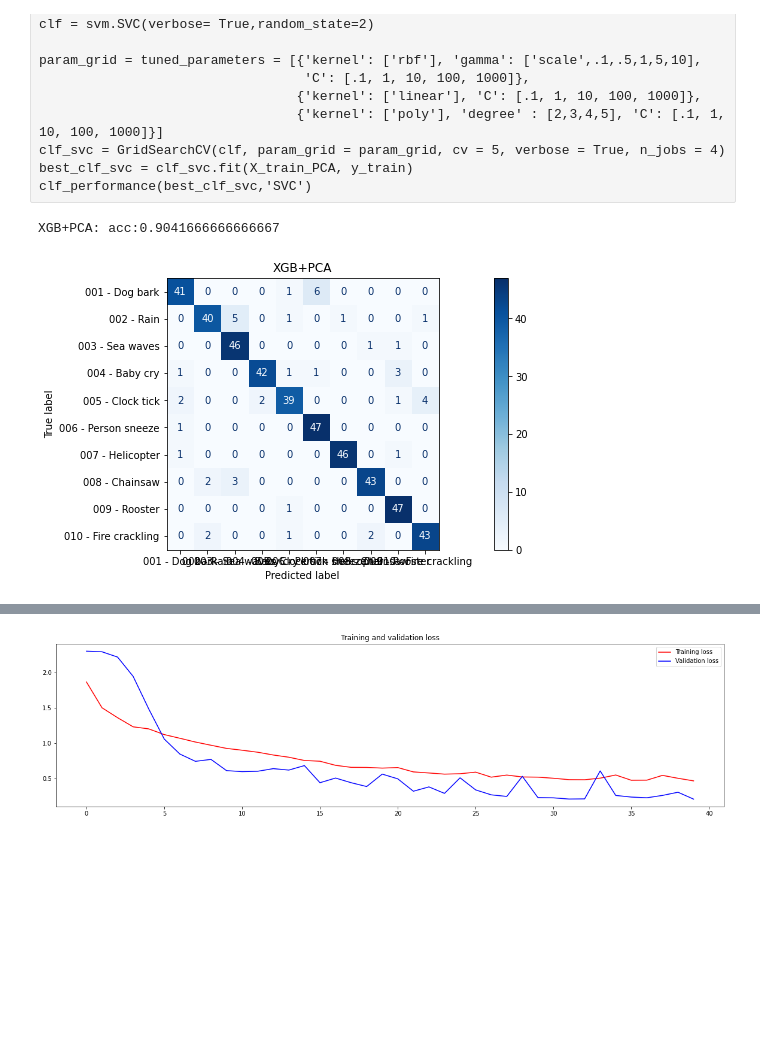
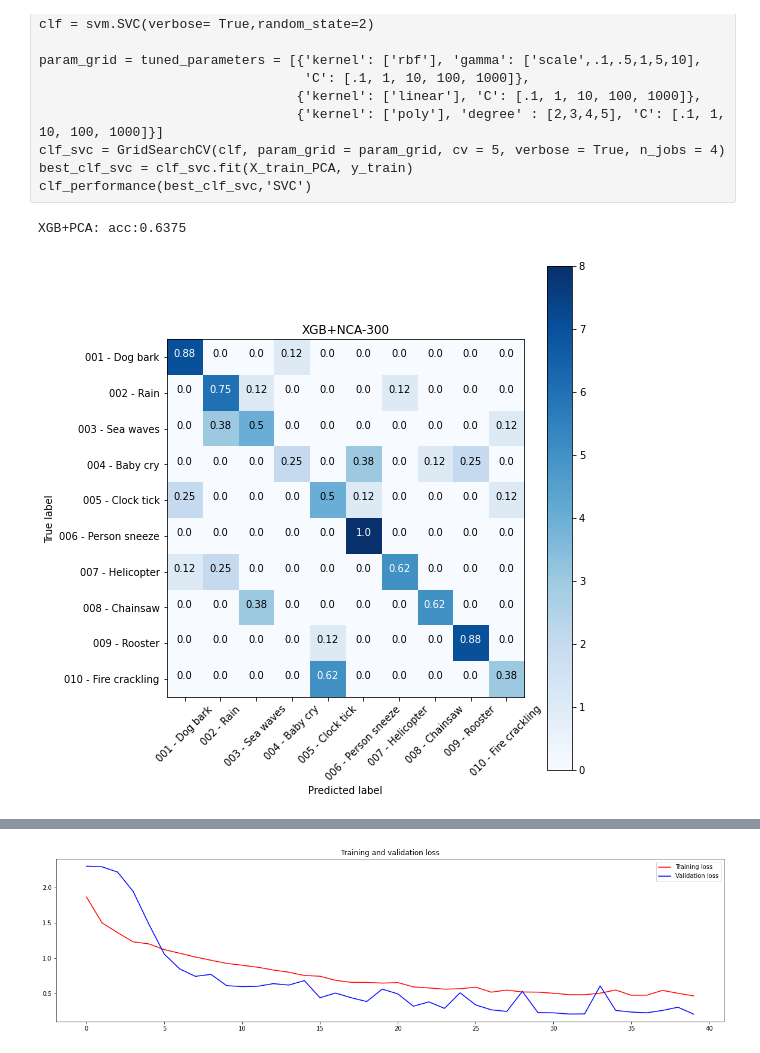
Before and after one commit to DavidCastilloAlvarado/STFT_ESC10, a Jupyter notebook: STFTstudy.ipynb, the cells around one changed output, grey strips where cells are left out. Saved outputs shown, nothing was run; the diff lists cells and outputs as text; code cells hidden in the pictures; blank space fills up the shorter version.

```diff
--- a/STFTstudy.ipynb
+++ b/STFTstudy.ipynb
@@ -66,14 +96,10 @@ def readsounfiles_aumenteddata(folder = 'dataset/', samplerate = 44000, sound_du
     classes = []
     label_number=0
     labels = []
-    samplerate = 44000
     sound_duration = 4 # se desea que todas las muestren duren 4 segundos y se las fuerza a serlo
     max_leng = int(sound_duration*samplerate)
     break_points     = [i for i in range(0,max_leng,int(max_leng/int(sound_duration*2)) )] # posición en tiempo discreto
     break_points[-1] = max_leng
-    mult_generaciones = 5
-    random_state=10
-    noise_var = 0.0025
     noise_list = [np.stack([random.uniform(-noise_var,noise_var) for _ in range(max_leng)]),
                   np.stack([random.gauss(0,noise_var) for _ in range(max_leng)]),
                   np.stack([0 for _ in range(max_leng)])]
@@ -130,7 +156,7 @@ def readsounfiles_aumenteddata(folder = 'dataset/', samplerate = 44000, sound_du
         print("Cantidad máxima de muestras / Sonido / clase: ", max_leng)
     return np.stack(audio_data), labels , classes
 
-audio_data, labels,classes = readsounfiles_aumenteddata(samplerate = samplerate, sound_duration = sound_duration)
+audio_data, labels,classes = readsounfiles_aumenteddata(samplerate = samplerate, sound_duration = sound_duration,mult_generaciones=0)
 
 print("Cantidad máxima de muestras / Sonido: ", max_leng)
 print(len(labels))
@@ -382,0 +378,8 @@ plot_confusion_matrix_custom(title = "SVC+NCA",
+# %%
+# Modelo con NCA y KNC
+print("Cantidad de caracteristicas", len(X_train[0]))
+clf_KNC = KNC(n_neighbors=10,n_jobs=-1,algorithm='brute',p=2 )
+clf_KNC.fit(X_train_NCA, y_train)
+y_pred = clf_KNC.predict(X_test_NCA)
+print("KNC+NCA: acc:"+ str(accuracy_score(y_test, y_pred)))
+plot_confusion_matrix(y_true=y_test, y_pred=y_pred, class_names=classes,title="KNC+NCA-"+str(n_components),normalize=True)
@@ -382,0 +390,13 @@ plot_confusion_matrix_custom(title = "SVC+NCA",
+# %%
+# Modelo con PCA+KNC
+print("Cantidad de caracteristicas", len(X_train[0]))
+n_components=300
+pca = PCA(n_components=n_components)
+pca.fit(X_train) ## justa para todo el espectro de datos
+X_train_PCA = pca.transform(X_train)
+X_test_PCA = pca.transform(X_test)
+clf_KNC = KNC(n_neighbors=10,n_jobs=-1,algorithm='auto',p=2,weights='distance' )
+clf_KNC.fit(X_train_PCA, y_train)
+y_pred = clf_KNC.predict(X_test_PCA)
+print("KNC+PCA: acc:"+ str(accuracy_score(y_test, y_pred)))
+plot_confusion_matrix(y_true=y_test, y_pred=y_pred, class_names=classes,title="KNC+PCA-"+str(n_components),normalize=True)
@@ -398,31 +422,30 @@ best_clf_svc = clf_svc.fit(X_train_PCA, y_train)
 clf_performance(best_clf_svc,'SVC')
 # %%
 # Modelo clasificador con XGB & PCA
+n_components=300
+nca = NCA(n_components=n_components,random_state=2)
+nca.fit(X_train,y_train) ## justa para todo el espectro de datos
+X_train_NCA = nca.transform(X_train)
+X_test_NCA = nca.transform(X_test)
 xgb_model = XGBClassifier(learning_rate=0.01,
                     n_estimators=1200,
                     max_depth=100,
                     min_child_weight=.05,
                     gamma=0,
                     subsample=.5,
                     colsample_bytree=0.5,
                     objective='multi:softmax',
-                    nthread=4,
                     num_class=10,
                     num_parallel_tree = 18,
                     seed=27,verbosity= 1,n_jobs=8 )
-xgb_model.fit(X_train_PCA, y_train)
+xgb_model.fit(X_train_NCA, y_train)
 #xgb_model.save_model('models/xgbmodel')
-y_pred = xgb_model.predict(X_test_PCA)
+y_pred = xgb_model.predict(X_test_NCA)
 print("XGB+PCA: acc:"+ str(accuracy_score(y_test, y_pred)))
-plot_confusion_matrix_custom(title = "XGB+PCA",
-                            classifier=xgb_model,
-                            X_test=X_test_PCA,
-                            y_test = y_test,
-                            class_names =  classes,
-                            normalize =None)
+plot_confusion_matrix(y_true=y_test, y_pred=y_pred, class_names=classes,title="XGB+NCA-"+str(n_components),normalize=True)
 # %% [output]
-XGB+PCA: acc:0.9041666666666667
+XGB+PCA: acc:0.6375
-[figure, old version]
+[figure, new version]
 # %%
 # Preparando datos para la CNN
 X_train_NN= np.reshape(X_train,(X_train.shape[0],stft_shape[0], -1,1))
```
Also changed, not shown: parts of 18 cells of this notebook.
